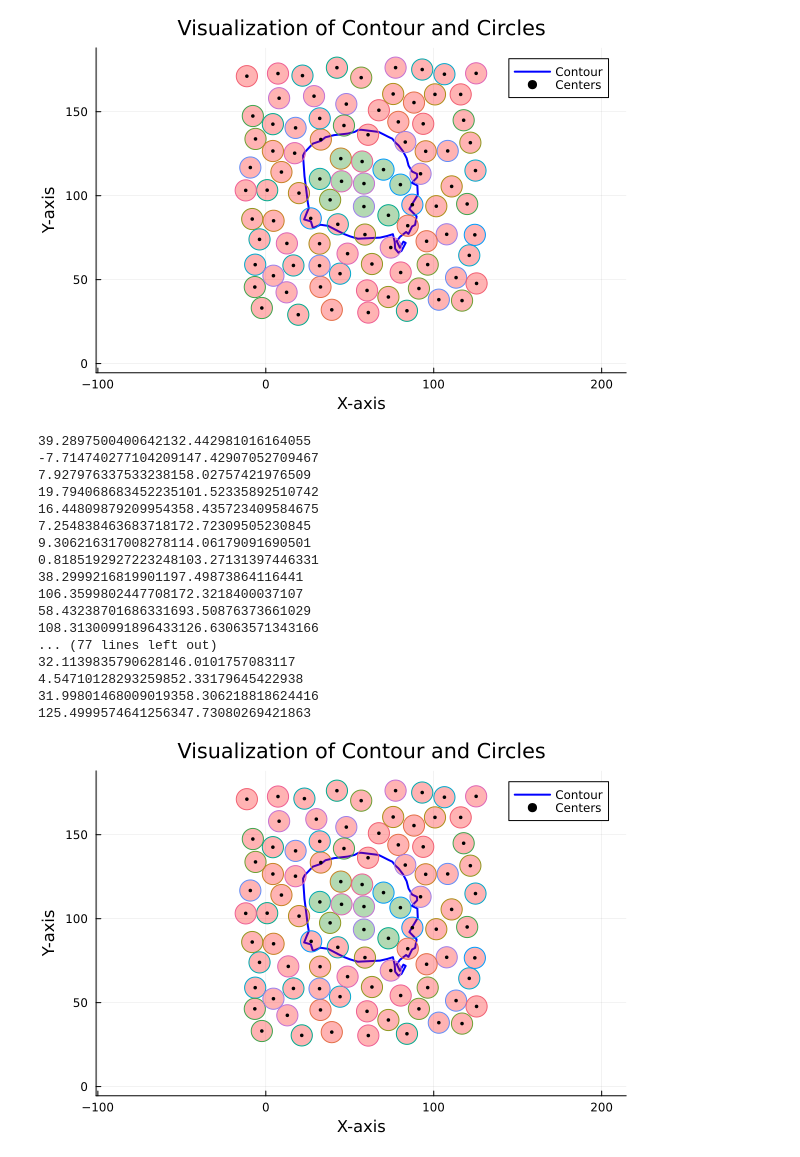
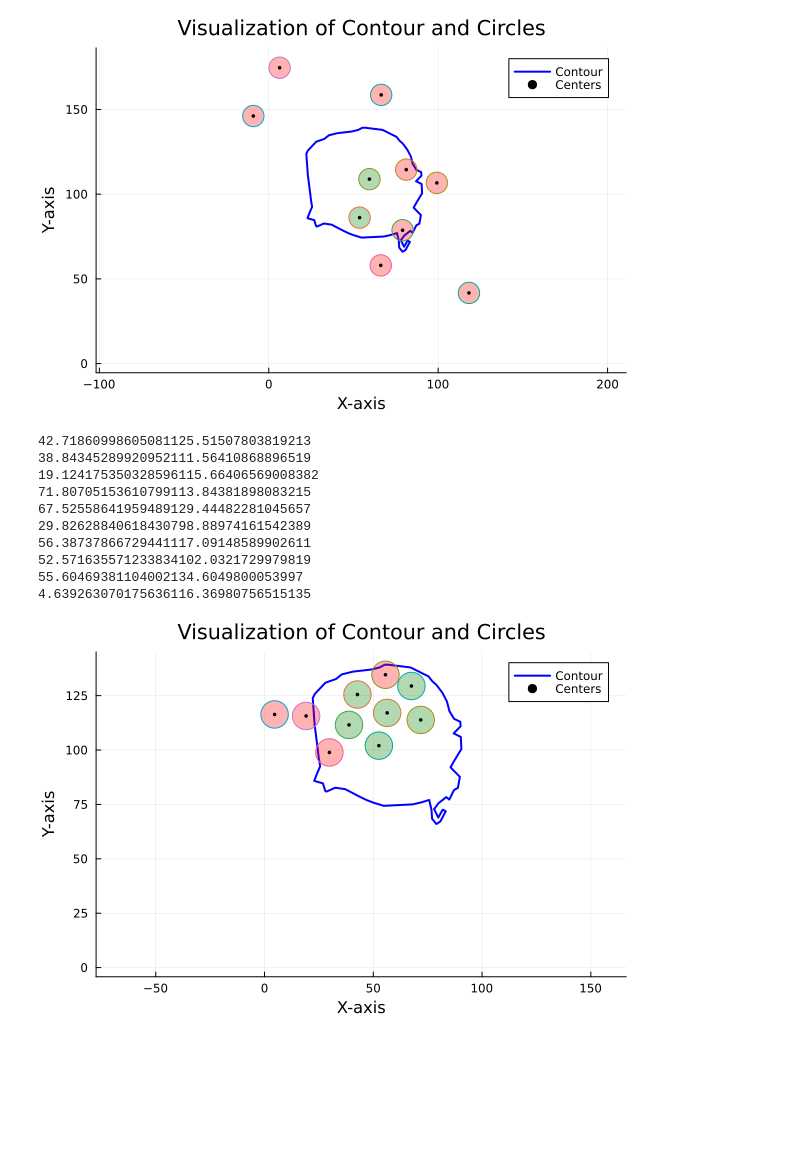
Before and after one commit to 2024Math512/ORS, a Jupyter notebook: Version2.1.ipynb, the cells around one changed output. Saved outputs shown, nothing was run; the diff lists cells and outputs as text; code cells hidden in the pictures; blank space fills up the shorter version.

```diff
--- a/Version2.1.ipynb
+++ b/Version2.1.ipynb
@@ -140,9 +140,9 @@ function compute_system_energy(circles, smooth_x, smooth_y)
         for (px, py) in zip(smooth_x, smooth_y)
             distance_to_boundary = sqrt((px - circle.x_coord)^2 + (py - circle.y_coord)^2) - circle.radius
             if distance_to_boundary < 0  # Circle is touching or outside the boundary
-                #contour_energy += repulsion_strength  # Strong repulsion if touching
+                #contour_energy += distance_to_boundary * repulsion_strength  # Strong repulsion if touching
             elseif distance_to_boundary < circle.radius
-                #contour_energy += repulsion_strength  # Soft repulsion if too close
+                #contour_energy += (circle.radius - distance_to_boundary) * repulsion_strength  # Soft repulsion if too close
             end
         end
     end
@@ -188,7 +188,7 @@ smooth_x, smooth_y = create_fine_spline(x, y)
 # Determine the playground dimensions
 x_min, x_max, y_min, y_max = make_playground(x, y)
 
-num_circles = 100
+num_circles = 10
 circles = make_circles(num_circles, x_min=x_min, x_max=x_max, y_min=y_min, y_max=y_max)
 
 function optimize_circles(circles, smooth_x, smooth_y, x_min, x_max, y_min, y_max)
@@ -205,7 +205,7 @@ function optimize_circles(circles, smooth_x, smooth_y, x_min, x_max, y_min, y_ma
     options = Optim.Options(
         show_trace = true,   # Show trace of optimization steps
         #f_tol = 1e-8,        # Terminate when the improvement in the function value is less than this tolerance
-        g_tol = 1e-6,        # Gradient tolerance
+        #g_tol = 1e-6,        # Gradient tolerance
         #iterations = 100   # Maximum number of iterations (stops when t = 10)
     )
 
@@ -244,19 +244,12 @@ Iter     Function value    √(Σ(yᵢ-ȳ)²)/n
-[figure, old version]
+[figure, new version]
-39.2897500400642132.442981016164055
--7.714740277104209147.42907052709467
-7.927976337533238158.02757421976509
-19.794068683452235101.52335892510742
-16.44809879209954358.435723409584675
-7.254838463683718172.72309505230845
-9.306216317008278114.06179091690501
-0.8185192927223248103.27131397446331
-38.2999216819901197.49873864116441
-106.3599802447708172.3218400037107
-58.43238701686331693.50876373661029
-108.31300991896433126.63063571343166
-... (77 lines left out)
-32.1139835790628146.0101757083117
-4.54710128293259852.33179645422938
-31.99801468009019358.306218818624416
-125.4999574641256347.73080269421863
+42.71860998605081125.51507803819213
+38.84345289920952111.56410868896519
+19.124175350328596115.66406569008382
+71.80705153610799113.84381898083215
+67.52558641959489129.44482281045657
+29.82628840618430798.88974161542389
+56.38737866729441117.09148589902611
+52.571635571233834102.0321729979819
+55.60469381104002134.6049800053997
+4.639263070175636116.36980756515135
-[figure, old version]
+[figure, new version]
```
Also changed, not shown: parts of 1 cell of this notebook.
